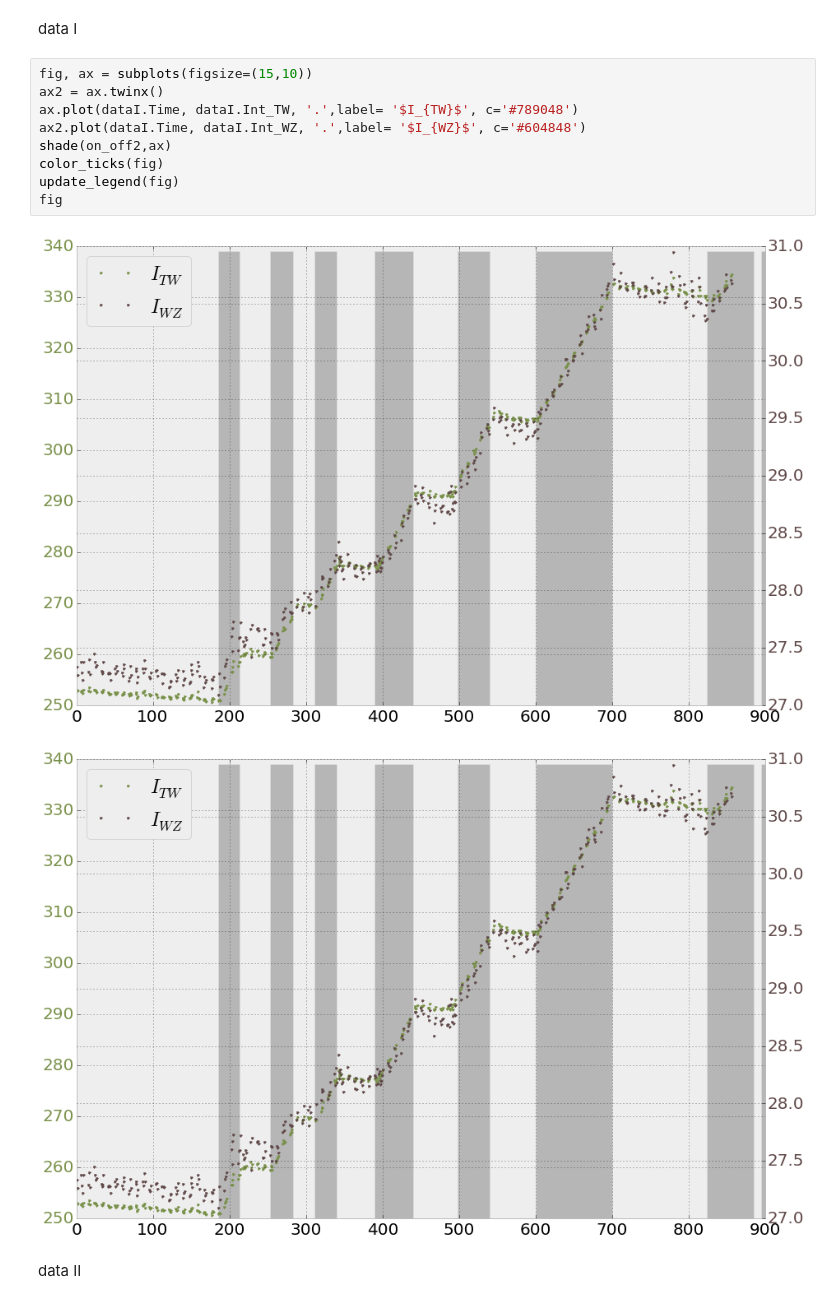
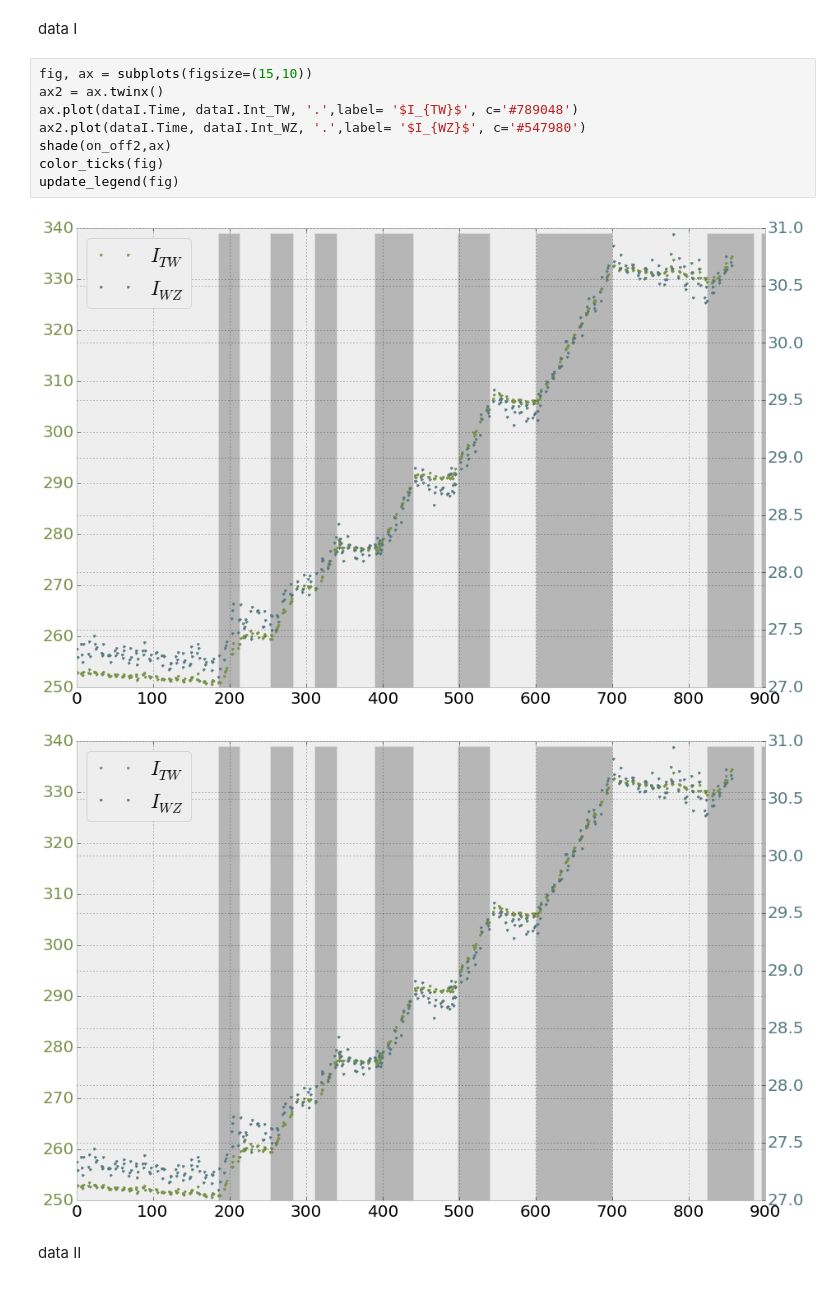
Before and after one commit to giulioungaretti/SPring8, a Jupyter notebook: 0799-Time3.ipynb, the cells around one changed output. Saved outputs shown, nothing was run; the diff lists cells and outputs as text.

```diff
--- a/0799-Time3.ipynb
+++ b/0799-Time3.ipynb
@@ -309,15 +309,14 @@ data I
 # %%
 fig, ax = subplots(figsize=(15,10))
 ax2 = ax.twinx()
 ax.plot(dataI.Time, dataI.Int_TW, '.',label= '$I_{TW}$', c='#789048')
-ax2.plot(dataI.Time, dataI.Int_WZ, '.',label= '$I_{WZ}$', c='#604848')
+ax2.plot(dataI.Time, dataI.Int_WZ, '.',label= '$I_{WZ}$', c='#547980')
 shade(on_off2,ax)
 color_ticks(fig)
 update_legend(fig)
-fig
 # %% [output]
-[figure, old version]
+[figure, new version]
-[figure, old version]
+[figure, new version]
 # %% [markdown]
 data II
 # %%
```
Also changed, not shown: parts of 5 cells of this notebook, 4 other files.
